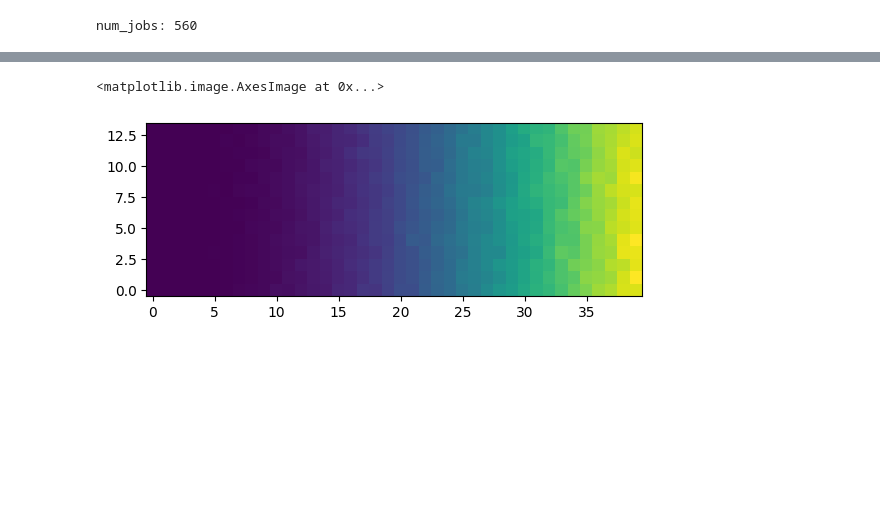
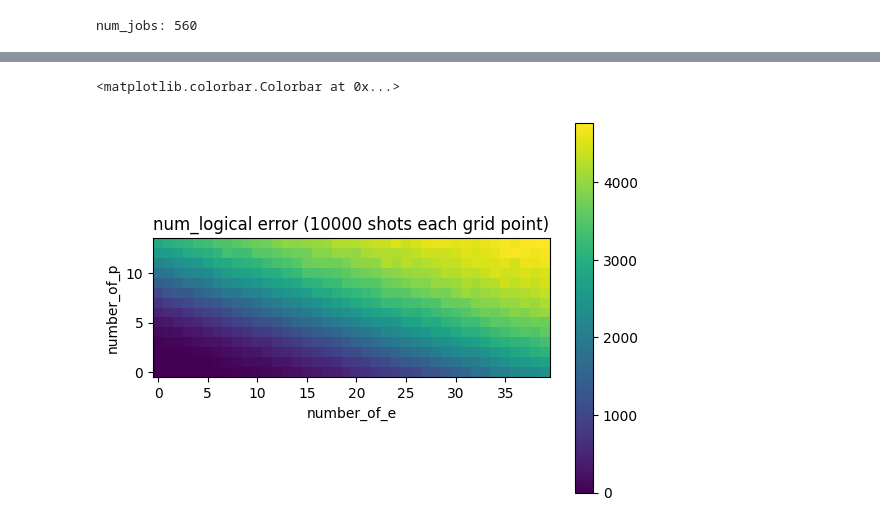
Before and after one commit to JiakaiW/surface_simulation_test, a Jupyter notebook: pack_and_analysis_importance_sampling.ipynb, the cells around one changed output, grey strips where cells are left out. Drawn from its saved outputs; the diff is of its cells as text; code cells hidden in the pictures; blank space fills up the shorter version.

```diff
--- a/pack_and_analysis_importance_sampling.ipynb
+++ b/pack_and_analysis_importance_sampling.ipynb
@@ -231,7 +225,7 @@ import json
 import pandas as pd
 
 json_list = []
-directory = "importance_sampling_part1"
+directory = "importance_sampling_result"
 for filename in os.listdir(directory):
     if filename.endswith(".txt"):
         filepath = os.path.join(directory, filename)
@@ -239,7 +233,6 @@ for filename in os.listdir(directory):
             json_data = json.load(f)
         json_list.append(json_data)
 
-
 df = pd.DataFrame(json_list)
 # %%
 # df.drop('job_id', axis=1, inplace=True)
@@ -282,8 +255,12 @@ for i,num_p in enumerate(reduced_num_p_arr):
                                     (df_grouped['num_p_flipped'] == num_p) , 'num_shots'].iloc[0]
         num_errors_arr[i,j] =   df_grouped.loc[(df_grouped['num_e_flipped'] == num_e) &
                                     (df_grouped['num_p_flipped'] == num_p) , 'num_errors'].iloc[0]
-# %%
-plt.imshow(num_errors_arr,origin='lower')
-# %% [output]
-<matplotlib.image.AxesImage at 0x...>
-[figure, removed]
+# %%
+plt.imshow(num_errors_arr,origin='lower')
+plt.xlabel('number_of_e')
+plt.ylabel('number_of_p')
+plt.title("num_logical error (10000 shots each grid point)")
+plt.colorbar()
+# %% [output]
+<matplotlib.colorbar.Colorbar at 0x...>
+[figure, added]
```
Also changed, not shown: parts of 4 cells of this notebook, 4 other files.
